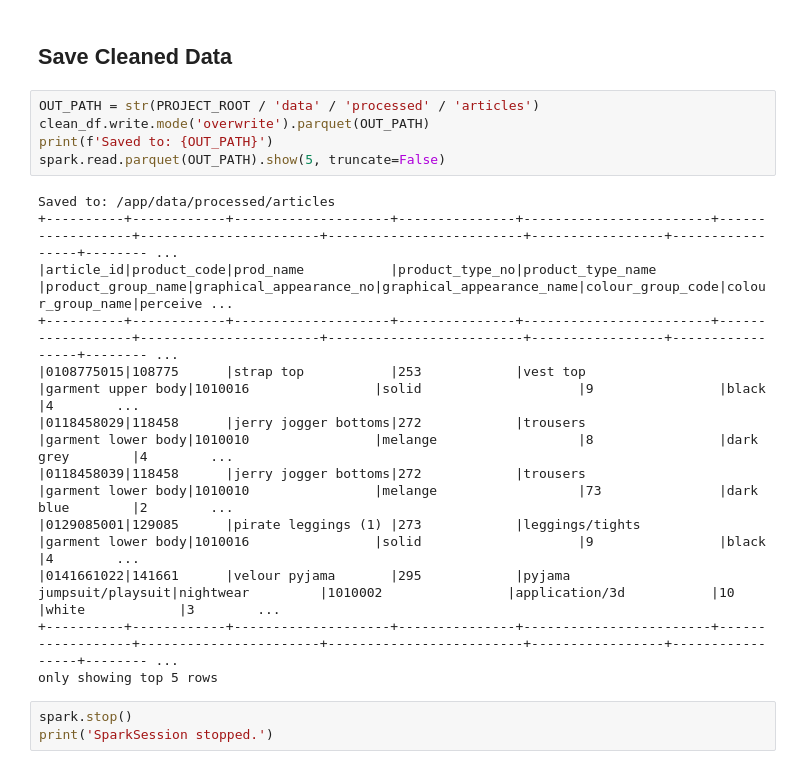
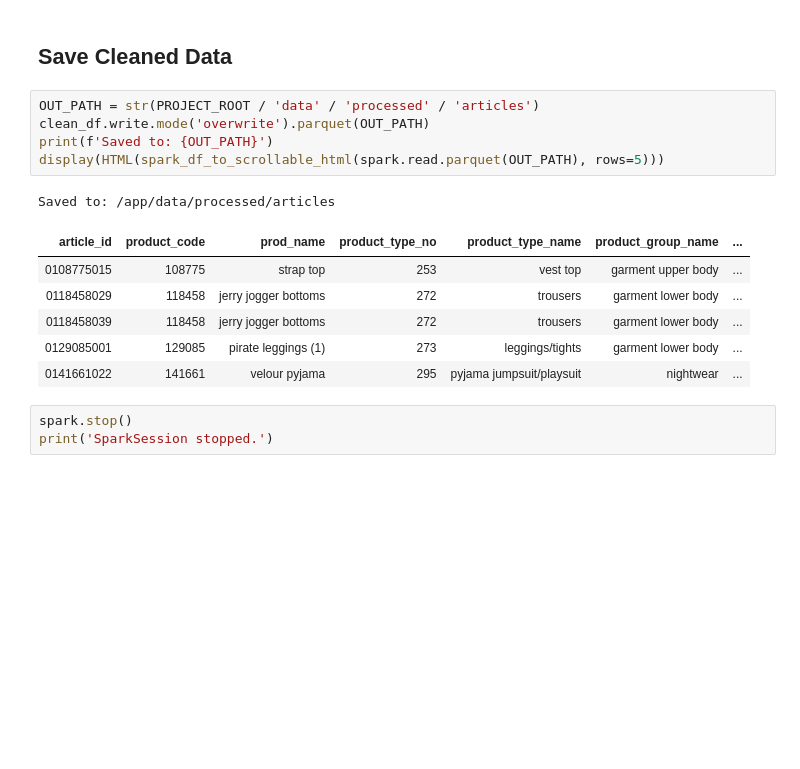
Before and after one commit to RomanKapustiak/hm-fashion-spark-project, a Jupyter notebook: src/notebooks/articles.ipynb, the cells around one changed output. Drawn from its saved outputs; the diff is of its cells as text; blank space fills up the shorter version.

```diff
--- a/src/notebooks/articles.ipynb
+++ b/src/notebooks/articles.ipynb
@@ -100,20 +130,16 @@ Rows after preprocessing: 105542
 # %%
 OUT_PATH = str(PROJECT_ROOT / 'data' / 'processed' / 'articles')
 clean_df.write.mode('overwrite').parquet(OUT_PATH)
 print(f'Saved to: {OUT_PATH}')
-spark.read.parquet(OUT_PATH).show(5, truncate=False)
+display(HTML(spark_df_to_scrollable_html(spark.read.parquet(OUT_PATH), rows=5)))
 # %% [output]
 Saved to: /app/data/processed/articles
-+----------+------------+--------------------+---------------+------------------------+------------------+-----------------------+-------------------------+-----------------+-----------------+-------- ...
-|article_id|product_code|prod_name           |product_type_no|product_type_name       |product_group_name|graphical_appearance_no|graphical_appearance_name|colour_group_code|colour_group_name|perceive ...
-+----------+------------+--------------------+---------------+------------------------+------------------+-----------------------+-------------------------+-----------------+-----------------+-------- ...
-|0108775015|108775      |strap top           |253            |vest top                |garment upper body|1010016                |solid                    |9                |black            |4        ...
-|0118458029|118458      |jerry jogger bottoms|272            |trousers                |garment lower body|1010010                |melange                  |8                |dark grey        |4        ...
-|0118458039|118458      |jerry jogger bottoms|272            |trousers                |garment lower body|1010010                |melange                  |73               |dark blue        |2        ...
-|0129085001|129085      |pirate leggings (1) |273            |leggings/tights         |garment lower body|1010016                |solid                    |9                |black            |4        ...
-|0141661022|141661      |velour pyjama       |295            |pyjama jumpsuit/playsuit|nightwear         |1010002                |application/3d           |10               |white            |3        ...
-+----------+------------+--------------------+---------------+------------------------+------------------+-----------------------+-------------------------+-----------------+-----------------+-------- ...
-only showing top 5 rows
+| article_id | product_code | prod_name | product_type_no | product_type_name | product_group_name | ... |
+| 0108775015 | 108775 | strap top | 253 | vest top | garment upper body | ... |
+| 0118458029 | 118458 | jerry jogger bottoms | 272 | trousers | garment lower body | ... |
+| 0118458039 | 118458 | jerry jogger bottoms | 272 | trousers | garment lower body | ... |
+| 0129085001 | 129085 | pirate leggings (1) | 273 | leggings/tights | garment lower body | ... |
+| 0141661022 | 141661 | velour pyjama | 295 | pyjama jumpsuit/playsuit | nightwear | ... |
 # %%
 spark.stop()
 print('SparkSession stopped.')
```
Also changed, not shown: parts of 3 cells of this notebook, 1 other file.
